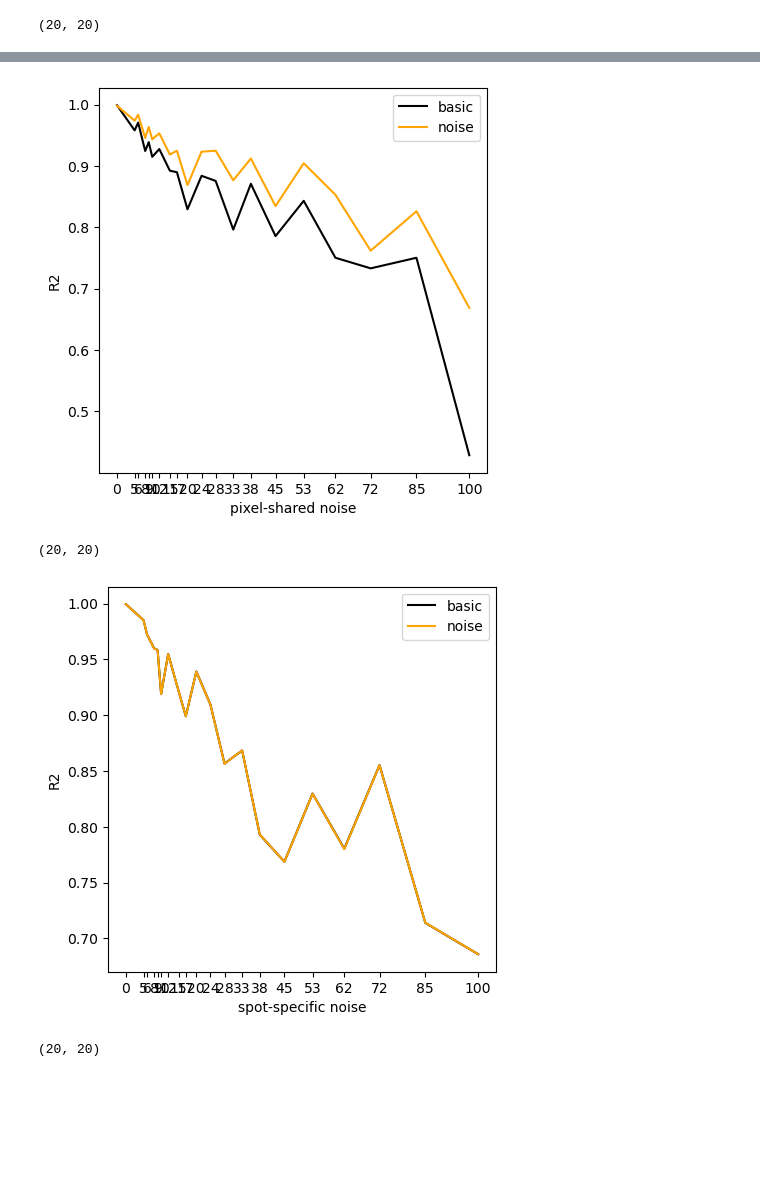
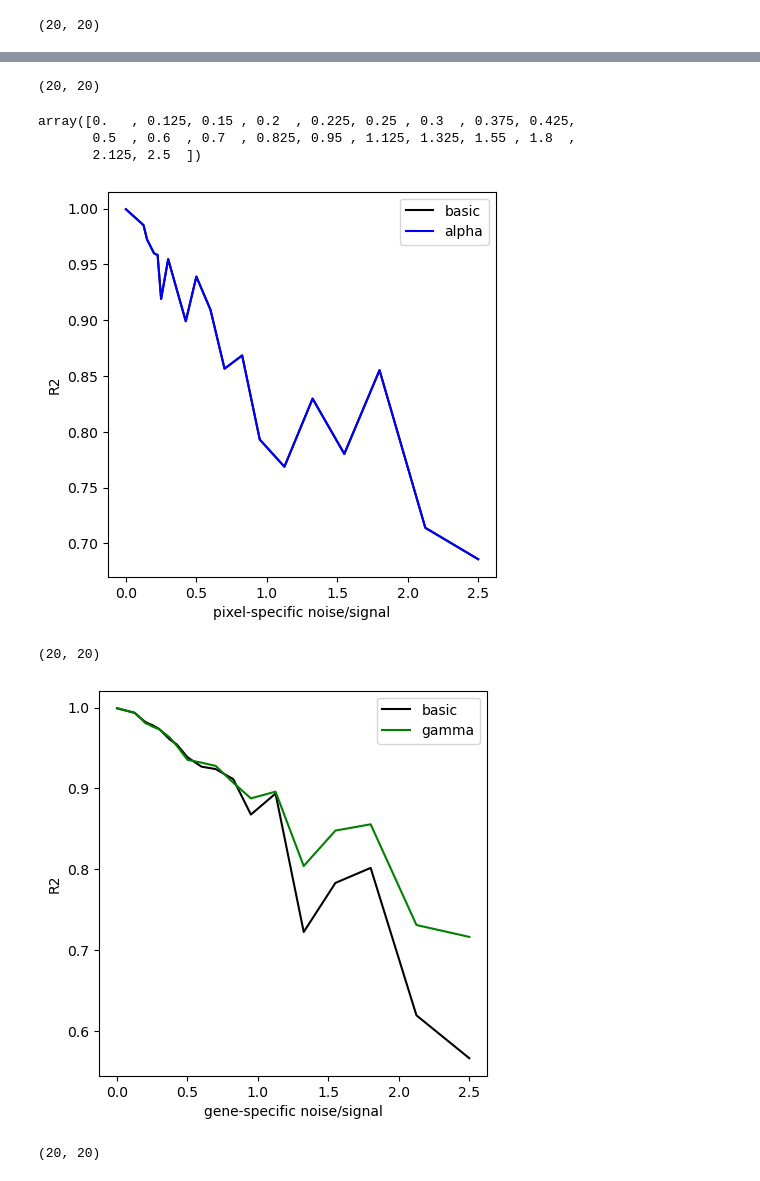
Before and after one commit to dmnburrows/spatial_transcriptomics, a Jupyter notebook: cell_decomp.ipynb, the cells around one changed output, grey strips where cells are left out. Saved outputs shown, nothing was run; the diff lists cells and outputs as text; code cells hidden in the pictures; blank space fills up the shorter version.

```diff
--- a/cell_decomp.ipynb
+++ b/cell_decomp.ipynb
@@ -393,3 +495,15 @@ sum(lab == 210)
+# %%
+new_coords = np.zeros((clust_coords.shape[0],2))
+spots = np.zeros((clust_coords.shape[0],counts.shape[1]))
+prop_vec = np.zeros((len(np.unique(labs)), clust_coords.shape[0])).T
+for t,l in enumerate(np.unique(klab)):
+    spots[t,:] = np.sum(counts[np.where(klab == klab[t])], axis=0)
+    new_coords[t] = np.mean(x[np.where(klab == klab[t])]),np.mean(y[np.where(klab == klab[t])])
+
+    curr = labs[np.where(klab == klab[t])[0]]
+    for c in curr:
+        prop_vec[t,c]+=1
+    prop_vec[t] = prop_vec[t]/sum(prop_vec[t])
 # %%
 plt.subplots(figsize=(8,6))
 plt.scatter(x,y, s = 3, c='grey', alpha = 0.5)
@@ -399,0 +526,11 @@ plt.show()
+# %%
+n_clusts = prop_vec.shape[1]
+n_genes = spots.shape[1]
+cell_counts = counts
+clust_vec = labs
+
+import numpy as np
+#Calculate mean gene expression per group - normalise so that it is a rate of expression as a fraction of all genes
+mean_ref = np.zeros((n_clusts, n_genes))
+for i in range(n_clusts):
+    mean_ref[i] = np.mean(cell_counts[clust_vec == i], axis=0)/np.sum(np.mean(cell_counts[clust_vec == i], axis=0))
@@ -419,7 +594,7 @@ g_std = 0 #gene specific noise
 a_std = 0 #spot specific noise
 # %%
 #Simulate spot data from simulated gene expression
-spot_sim = cdfn.simulate_cell_mix(n_clusts, n_cells, n_genes).simulate_gene_exp(rate_range)
+spot_sim = cdfn.simulate_cell_mix(n_clusts, n_cells, n_genes).simulate_gene_exp(rate_range,0)
 n_spots = spot_sim.__dict__['n_spots']
 spots = spot_sim.__dict__['spots']
 ref_exp = spot_sim.__dict__['mean_exps']
@@ -802,25 +1007,42 @@ len(basic_l), len(noise_l)
+# %%
+#gamma model - gene shared noise
+# EXPONENTIAL PRIOR + NOISE
+pref = 'alpha'
+basic_l = adfn.return_files(s_data, 'spatial_transcriptomics', '*basic*exponential*model*' + pref + '*')
+noise_l = adfn.return_files(s_data, 'spatial_transcriptomics', '*noise*expo*model*' + pref + '*')[:20]
+len(basic_l), len(noise_l)
+# %% [output]
+(20, 20)
+# %%
+par_list/40
+# %% [output]
+array([0.   , 0.125, 0.15 , 0.2  , 0.225, 0.25 , 0.3  , 0.375, 0.425,
+       0.5  , 0.6  , 0.7  , 0.825, 0.95 , 1.125, 1.325, 1.55 , 1.8  ,
+       2.125, 2.5  ])
 # %%
 #drop out percentages
-par_list = alpha_list = np.geomspace(5,100,20).astype(int)
+par_list = np.geomspace(5,100,20).astype(int)
 par_list[0]=0
+par_list = par_list/40
 
 #Load basic model
 curr_l = basic_l
 basic_v = [np.load(curr_l[i], allow_pickle=True)[2] for i in range(len(curr_l))]
 #Load noise model
 curr_l = noise_l
 noise_v = [np.load(curr_l[i], allow_pickle=True)[2] for i in range(len(curr_l))]
 
 fig,ax = plt.subplots(figsize=(5,5))
 plt.plot(par_list, basic_v, c='k', label = 'basic')
-plt.plot(par_list, noise_v, c='orange', label = 'noise')
-plt.xticks(par_list)
-plt.xlabel('pixel-shared noise')
+plt.plot(par_list, noise_v, c='blue', label = 'alpha')
+#plt.xticks(par_list)
+plt.xlabel('pixel-specific noise/signal')
 plt.ylabel('R2')
 plt.legend()
+plt.savefig(s_code + '/spatial_transcriptomics/ok.png', transparent=True)
 plt.show()
 # %% [output]
-[figure, old version]
+[figure, new version]
 # %%
 #gamma model - gene shared noise
 # EXPONENTIAL PRIOR + NOISE
@@ -834,6 +1057,7 @@ len(basic_l), len(noise_l)
 #drop out percentages
 par_list = np.geomspace(5,100,20).astype(int)
 par_list[0]=0
+par_list = par_list/40
 
 #Load basic model
 curr_l = basic_l
@@ -844,13 +1068,14 @@ noise_v = [np.load(curr_l[i], allow_pickle=True)[2] for i in range(len(curr_l))]
 
 fig,ax = plt.subplots(figsize=(5,5))
 plt.plot(par_list, basic_v, c='k', label = 'basic')
-plt.plot(par_list, noise_v, c='orange', label = 'noise')
-plt.xticks(par_list)
-plt.xlabel('spot-specific noise')
+plt.plot(par_list, noise_v, c='green', label = 'gamma')
+#plt.xticks(par_list)
+plt.xlabel('gene-specific noise/signal')
 plt.ylabel('R2')
 plt.legend()
+plt.savefig(s_code + '/spatial_transcriptomics/ok1.png', transparent=True)
 plt.show()
 # %% [output]
-[figure, old version]
+[figure, new version]
 # %%
 #gamma model - gene shared noise
```
Also changed, not shown: parts of 115 cells of this notebook, 5 other files.
